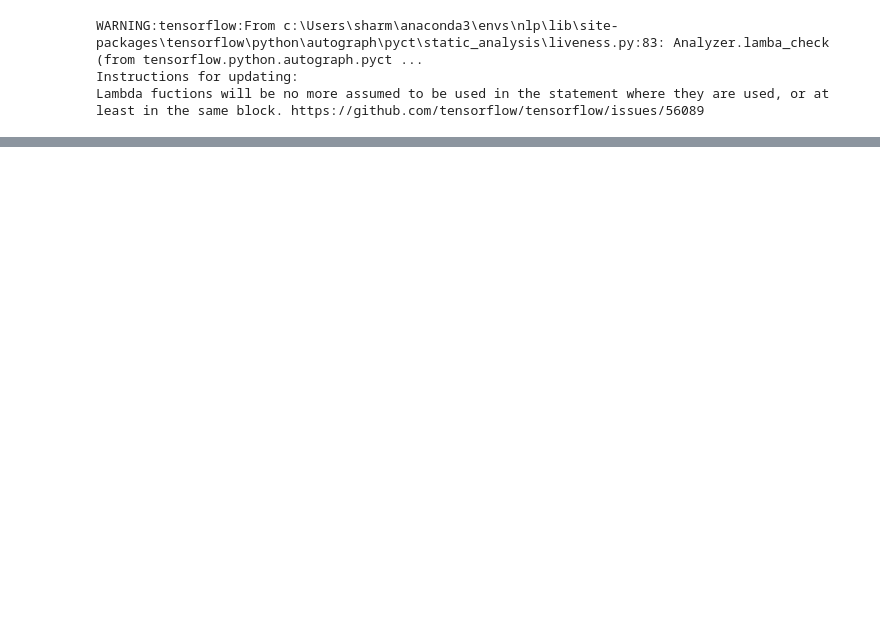
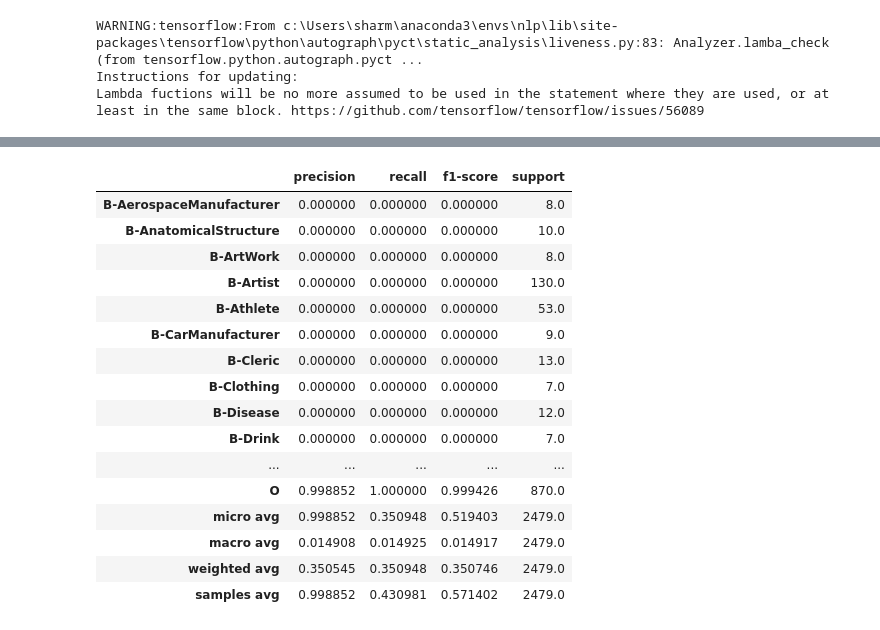
Before and after one commit to GadaaDhaariGeek/ner-bilstm-crf, a Jupyter notebook: src/ner_lstm_crf.ipynb, the cells around one changed output, grey strips where cells are left out. Cells and saved outputs as stored; diff of their text form; code cells hidden in the pictures; blank space fills up the shorter version.

```diff
--- a/src/ner_lstm_crf.ipynb
+++ b/src/ner_lstm_crf.ipynb
@@ -145,0 +137,3 @@ AssertionError: in user code:
+# %%
+obj.inference(model, X_valid, y_valid, idx2tag, train_sentences)
+# %% [output]
@@ -145,0 +142,17 @@ AssertionError: in user code:
+|  | precision | recall | f1-score | support |
+| B-AerospaceManufacturer | 0.000000 | 0.000000 | 0.000000 | 8.0 |
+| B-AnatomicalStructure | 0.000000 | 0.000000 | 0.000000 | 10.0 |
+| B-ArtWork | 0.000000 | 0.000000 | 0.000000 | 8.0 |
+| B-Artist | 0.000000 | 0.000000 | 0.000000 | 130.0 |
+| B-Athlete | 0.000000 | 0.000000 | 0.000000 | 53.0 |
+| B-CarManufacturer | 0.000000 | 0.000000 | 0.000000 | 9.0 |
+| B-Cleric | 0.000000 | 0.000000 | 0.000000 | 13.0 |
+| B-Clothing | 0.000000 | 0.000000 | 0.000000 | 7.0 |
+| B-Disease | 0.000000 | 0.000000 | 0.000000 | 12.0 |
+| B-Drink | 0.000000 | 0.000000 | 0.000000 | 7.0 |
+| ... | ... | ... | ... | ... |
+| O | 0.998852 | 1.000000 | 0.999426 | 870.0 |
+| micro avg | 0.998852 | 0.350948 | 0.519403 | 2479.0 |
+| macro avg | 0.014908 | 0.014925 | 0.014917 | 2479.0 |
+| weighted avg | 0.350545 | 0.350948 | 0.350746 | 2479.0 |
+| samples avg | 0.998852 | 0.430981 | 0.571402 | 2479.0 |
```
Also changed, not shown: parts of 25 cells of this notebook, 21 other files.
